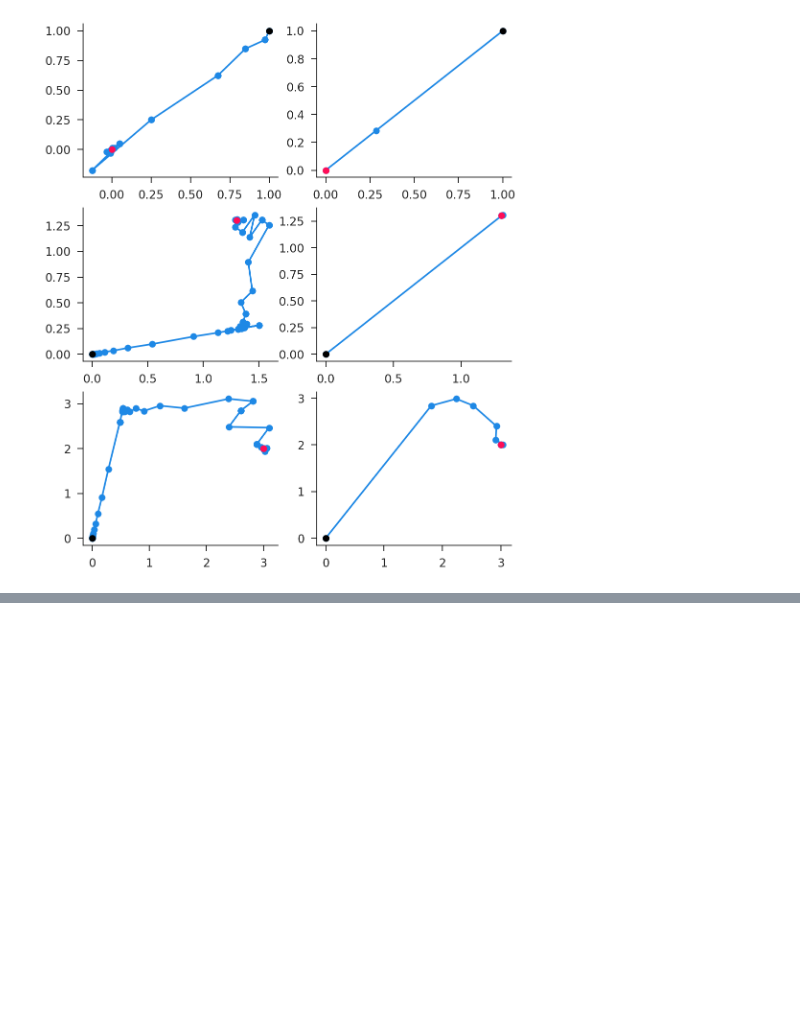
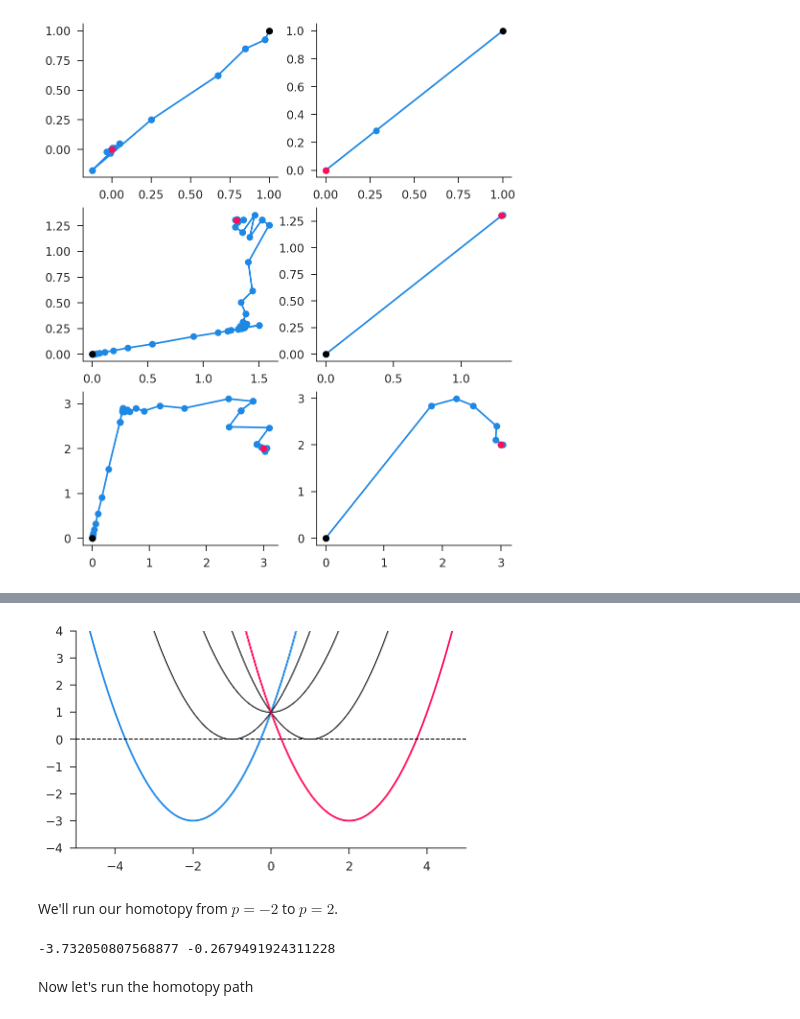
Before and after one commit to iamlemec/grad_code, a Jupyter notebook: lecture_1.ipynb, the cells around one changed output, grey strips where cells are left out. Saved outputs shown, nothing was run; the diff lists cells and outputs as text; code cells hidden in the pictures; blank space fills up the shorter version.

Commit message:
finished homotopy example

```diff
--- a/lecture_1.ipynb
+++ b/lecture_1.ipynb
@@ -171,0 +179,17 @@ sol.optim_multivar(himmelblau, (0, 0), method='bfgs', ax=axs[2][1]);
+# %%
+func = lambda x, p: x**2 - 2*p*x + 1
+# %%
+xlim1 = -5, 5
+kargs = dict(color='k', linewidth=1)
+fig, ax = plt.subplots(figsize=(7, 4))
+viz.plot(lambda x: func(x, -2), *xlim1, ax=ax, zero=None)
+viz.plot(lambda x: func(x, -1), *xlim1, ax=ax, zero=None, **kargs)
+viz.plot(lambda x: func(x, 0), *xlim1, ax=ax, zero=None, **kargs)
+viz.plot(lambda x: func(x, 1), *xlim1, ax=ax, zero=None, **kargs)
+viz.plot(lambda x: func(x, 2), *xlim1, ax=ax, zero=None)
+ax.plot(xgrid, np.zeros_like(xgrid), linestyle='--', **kargs)
+ax.set_ylim(-4, 4); ax.set_xlim(*xlim1);
+# %% [output]
+[figure, added]
+# %% [markdown]
+We'll run our homotopy from $p = -2$ to $p = 2$.
@@ -171,0 +201,8 @@ sol.optim_multivar(himmelblau, (0, 0), method='bfgs', ax=axs[2][1]);
+# %%
+x0a = p0 - np.sqrt(p0**2-1)
+x0b = p0 + np.sqrt(p0**2-1)
+print(x0a, x0b)
+# %% [output]
+-3.732050807568877 -0.2679491924311228
+# %% [markdown]
+Now let's run the homotopy path
```
Also changed, not shown: parts of 6 cells of this notebook, 1 other file.
